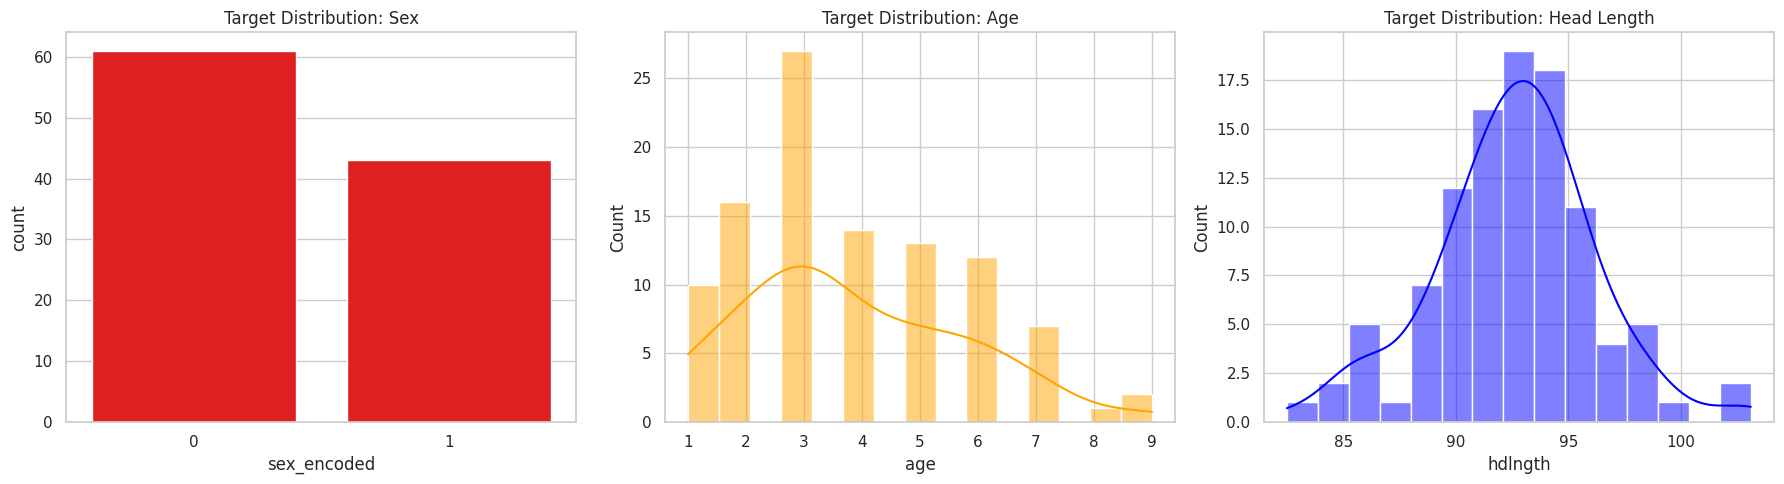
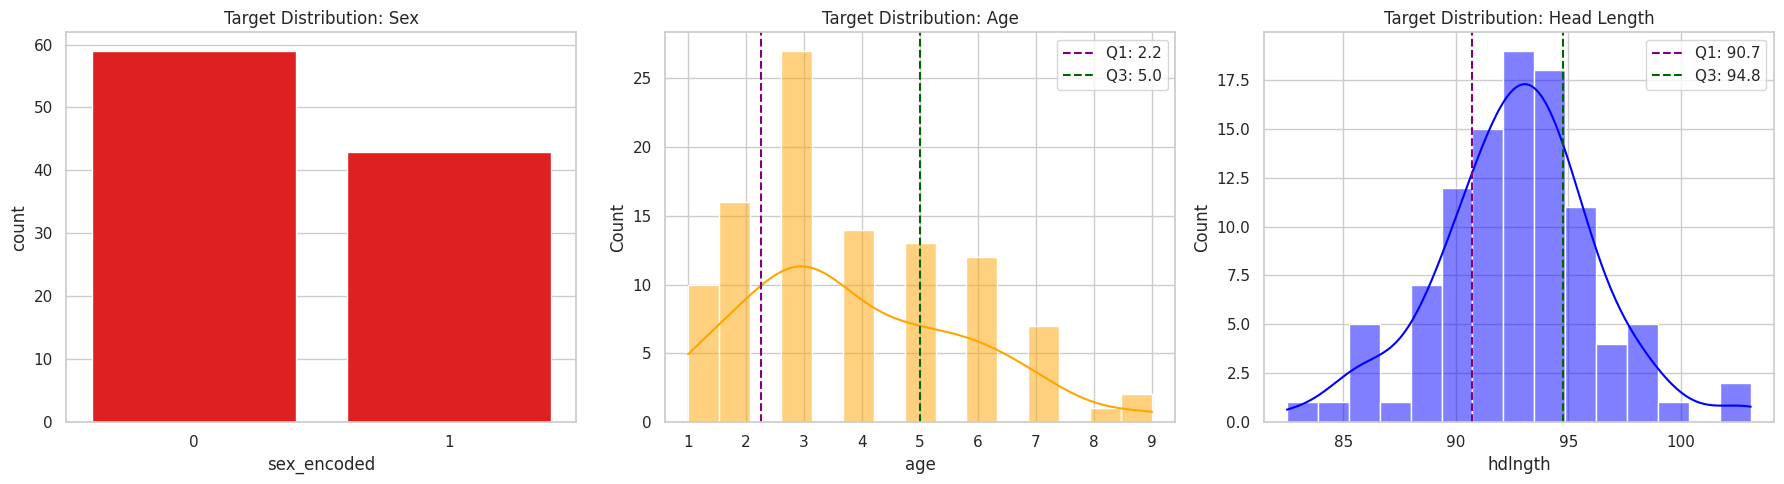
Unified diff of the notebook cell whose output changed from the first chart to the second:
--- before
+++ after
@@ -17,4 +17,7 @@
 
     else:
+        q1_val = df[col_name].quantile(0.25)
+        q3_val = df[col_name].quantile(0.75)
+
         sns.histplot(
             data=df,
@@ -26,4 +29,8 @@
         )
 
+        axes[i].axvline(x=q1_val, color="purple", linestyle="--", linewidth=1.5, label=f"Q1: {q1_val:.1f}")
+        axes[i].axvline(x=q3_val, color="darkgreen", linestyle="--", linewidth=1.5, label=f"Q3: {q3_val:.1f}")
+        axes[i].legend()
+
     axes[i].set_title(f"Target Distribution: {col_names[i]}")
     axes[i].set_xlabel(col_name)

Commit: Config: Added quartile values for histograms for clearer visualizations.